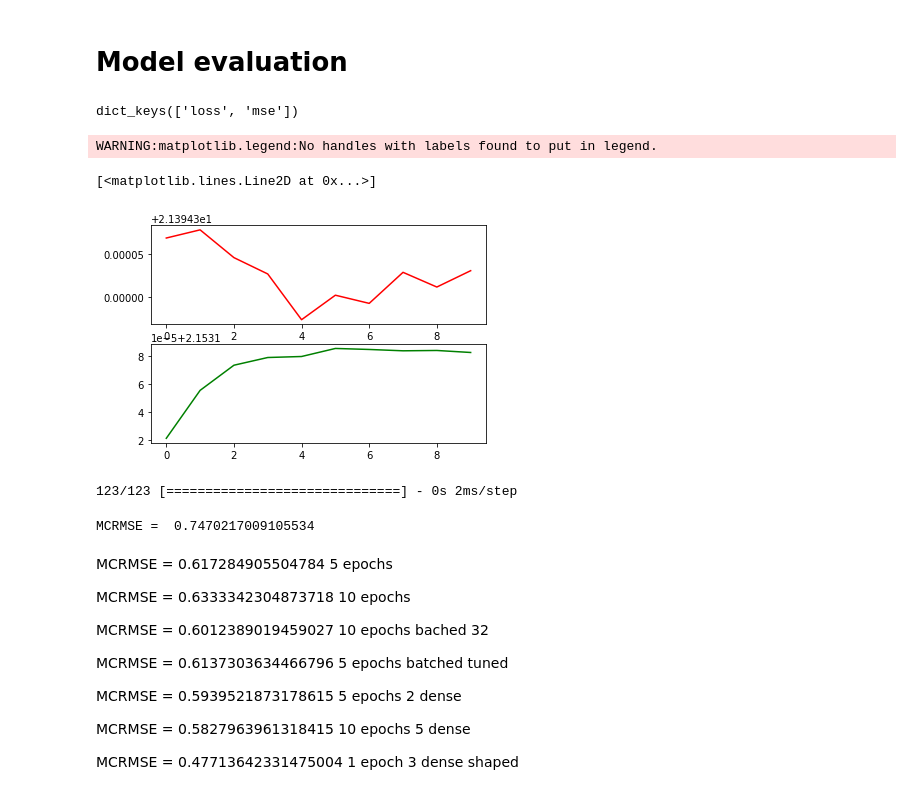
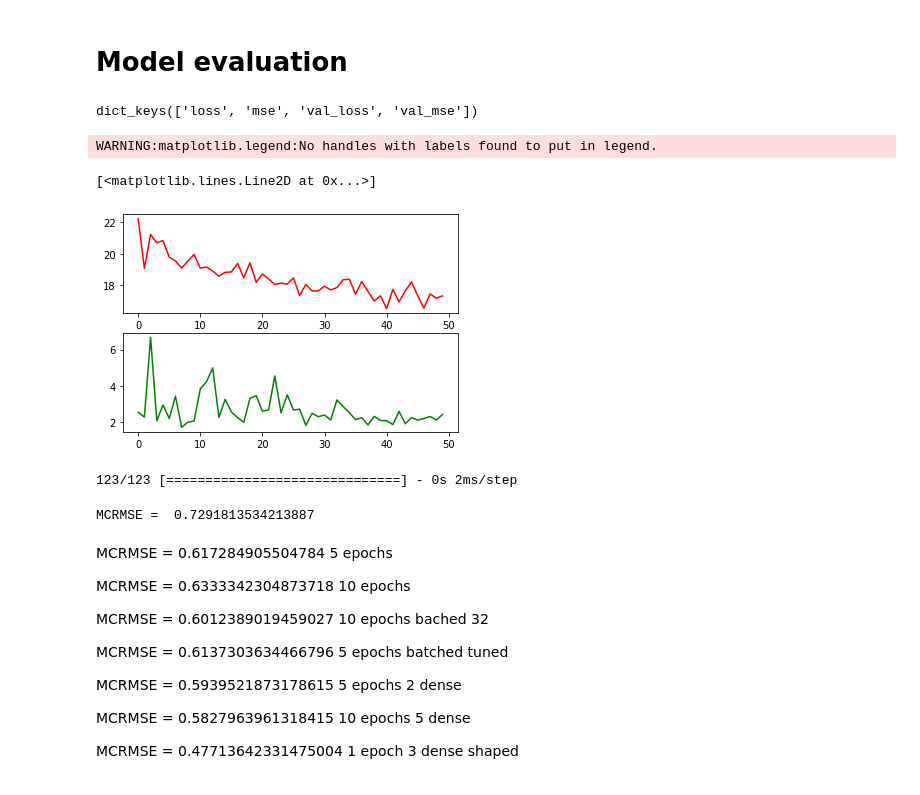
Before and after one commit to khpankiv/Kaggle_learning, a Jupyter notebook: ell_feedback_regres_1_output.ipynb, the cells around one changed output. Saved outputs shown, nothing was run; the diff lists cells and outputs as text; code cells hidden in the pictures.

```diff
--- a/ell_feedback_regres_1_output.ipynb
+++ b/ell_feedback_regres_1_output.ipynb
@@ -95,12 +95,11 @@ batch_size = 1
 # %%
 def build_classifier_model(activ,num_output):
   input = tf.keras.layers.Input(shape = (256), batch_size = batch_size)
-  output = tf.keras.layers.Dense(256,activation='ReLU')(input)
   output = tf.keras.layers.Dense(128,activation='ReLU')(input)
   output = tf.keras.layers.Dense(64, activation='ReLU')(output)
   output = tf.keras.layers.Dense(32, activation='ReLU')(output)
   output = tf.keras.layers.Dense(16, activation='ReLU')(output)
-  output = tf.keras.layers.Dense(9, activation='ReLU')(output)
+ # output = tf.keras.layers.Dense(9, activation='ReLU')(output)
   #net_1 = tf.keras.layers.Dropout(0.1)(output_2)
   net_1 = tf.keras.layers.Dense(num_output, activation = activ)(output)
   return tf.keras.Model(input, net_1)
@@ -129,7 +128,7 @@ _________________________________________________________________
 # %% [markdown]
 # **Model training**
 # %%
-epochs = 10
+epochs = 50
 # %%
    # from google3.third_party.tensorflow.core.protobuf import rewriter_config_pb2
     #    config_proto = tf.ConfigProto()
@@ -138,12 +137,7 @@ epochs = 10
   #    session = tf.Session(config=config_proto)
 # %%
 loss = tf.keras.losses.MeanSquaredError(reduction = 'auto')
-lr_schedule = tf.keras.optimizers.schedules.ExponentialDecay(
-    initial_learning_rate = 0.001,
-    decay_steps=1000,
-    decay_rate=0.95,
-    staircase=True)
-classifier_model.compile(optimizer=tf.keras.optimizers.Adam(learning_rate=lr_schedule),
+classifier_model.compile(optimizer=tf.keras.optimizers.Adam(),
                          loss = loss,
                          metrics = 'mse')
 # %%
@@ -158,5 +152,6 @@ history = classifier_model.fit(x = output,
                                epochs = epochs,
                                batch_size=batch_size,
                                #callbacks=[restore],
-                               class_weight = distr)
+                               class_weight = distr,
+                               validation_split= 0.2)
 # %% [output]
@@ -205,22 +197,28 @@ files.download('model2.tar.gz')
 history_dict = history.history
 print(history_dict.keys())
 # %% [output]
-dict_keys(['loss', 'mse'])
+dict_keys(['loss', 'mse', 'val_loss', 'val_mse'])
 # %%
 i = range(epochs)
 plt.figure(1)
 plt.title('Model evaluation')
 plt.legend()
 
 plt.subplot(2,1,1)
 plt.plot(i,history_dict['loss'],'r',label = "Training loss")
 
+#plt.subplot(2,2,2)
+#plt.plot(i,history_dict['mse'],'b',label = "Training MSE")
+
 plt.subplot(2,1,2)
-plt.plot(i,history_dict['mse'],'g',label = "Training MSE")
+plt.plot(i,history_dict['val_loss'],'g',label = "Validadion loss")
+
+#plt.subplot(2,2,4)
+#plt.plot(i,history_dict['val_mse'],'y',label = "Validation MSE")
 # %% [output]
 WARNING:matplotlib.legend:No handles with labels found to put in legend.
 [<matplotlib.lines.Line2D at 0x...>]
-[figure, old version]
+[figure, new version]
 # %%
 #t = test_X[0:5]
 # %%
@@ -235,7 +233,7 @@ pred_Y = np.reshape((np.round(test_Y_n)+2)/2,num_text)
 mcrmse_test = np.sqrt(np.sum(np.square(pred_Y-test_Y))/num_text)
 print('MCRMSE = ',mcrmse_test)
 # %% [output]
-MCRMSE =  0.7470217009105534
+MCRMSE =  0.7291813534213887
 # %% [markdown]
 MCRMSE =  0.617284905504784 5 epochs
 
```
Also changed, not shown: parts of 4 cells of this notebook.
